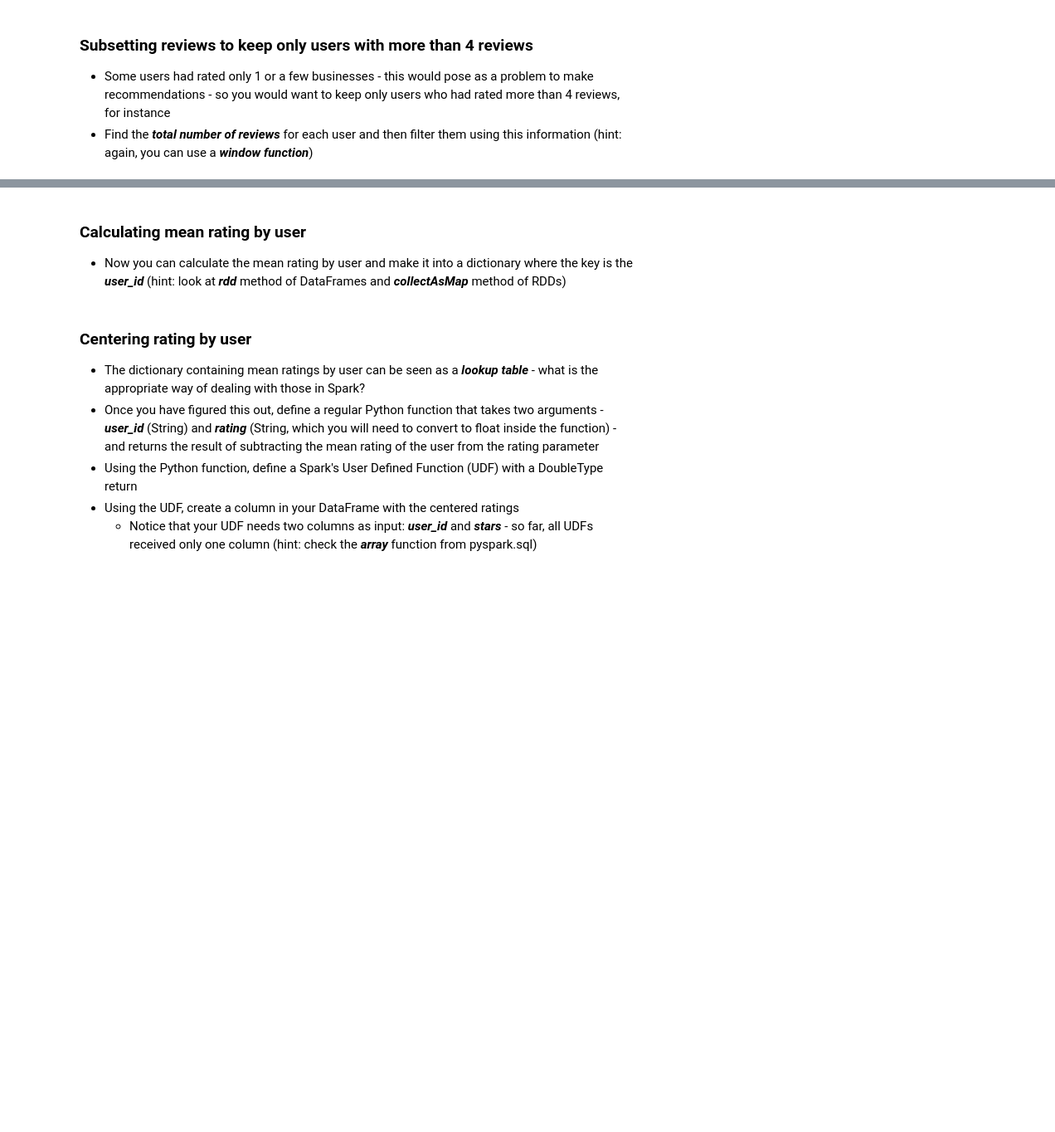
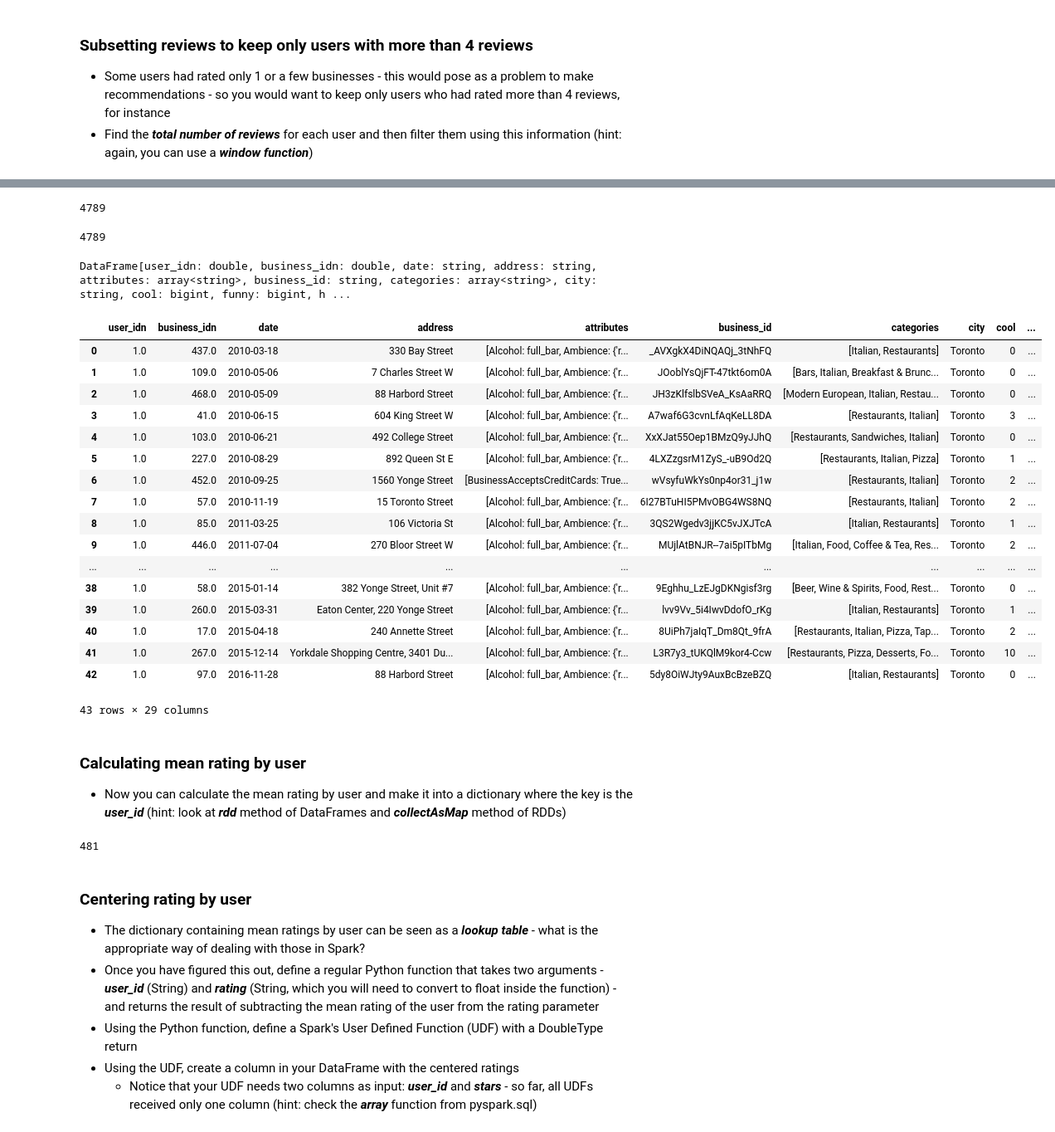
Before and after one commit to diegoami/DA_Spark_Course, a Jupyter notebook: notebooks/Yelp Recommender - Exercise.ipynb, the cells around one changed output, grey strips where cells are left out. Shown: that part at 83% size. Saved outputs shown, nothing was run; the diff lists cells and outputs as text; code cells hidden in the pictures; blank space fills up the shorter version.

```diff
--- a/notebooks/Yelp Recommender - Exercise.ipynb
+++ b/notebooks/Yelp Recommender - Exercise.ipynb
@@ -208,3 +226,3 @@ df_review_cnt.show(10)
 only showing top 10 rows
 # %%
-df_city_reviews = df_city_reviews.join(df_review_cnt, on='user_idn')
+df_city_reviews_2 = df_city_reviews.join(df_review_cnt, on=['user_idn', 'business_idn', 'date'])
@@ -227,9 +242,9 @@ from pyspark.sql import functions as F
 from pyspark.sql import Window
 from pyspark.sql.functions import count, sys
 
-windowSpec = Window.partitionBy(df_city_reviews['user_idn']).orderBy(df_city_reviews['date']).rowsBetween(-sys.maxsize, sys.maxsize)
+windowSpec = Window.partitionBy(df_city_reviews_2['user_idn']).orderBy(df_city_reviews_2['date']).rowsBetween(-sys.maxsize, sys.maxsize)
 
-df_review_sum = df_city_reviews.select("user_idn", count('date').over(windowSpec).alias("count_tot"))
+df_review_sum = df_city_reviews_2.select("user_idn","date","business_idn", count("date").over(windowSpec).alias("count_tot"))
 
 df_review_sum.show(10)
 # %% [output]
@@ -259,0 +270,8 @@ Py4JJavaError: An error occurred while calling o536.collectToPython.
+# %%
+df_review_sum_f = df_review_sum.filter('count_tot > 5')
+# %%
+df_review_sum_f.count()
+# %% [output]
+4789
+# %%
+df_city_reviews_3 = df_city_reviews_2.join(df_review_sum_f, on=['user_idn', 'business_idn', 'date'])
@@ -260,5 +280,32 @@ Py4JJavaError: An error occurred while calling o536.collectToPython.
+# %%
+df_city_reviews_3.count()
+# %% [output]
+4789
 # %%
-df_city_reviews.cache()
+df_city_reviews_3.cache()
+# %% [output]
+DataFrame[user_idn: double, business_idn: double, date: string, address: string, attributes: array<string>, business_id: string, categories: array<string>, city: string, cool: bigint, funny: bigint, h ...
+# %%
+df_city_reviews_3.filter('user_idn = 1').orderBy('count').toPandas()
+# %% [output]
+|  | user_idn | business_idn | date | address | attributes | business_id | categories | city | cool | ... |
+| 0 | 1.0 | 437.0 | 2010-03-18 | 330 Bay Street | [Alcohol: full_bar, Ambience: {'r... | _AVXgkX4DiNQAQj_3tNhFQ | [Italian, Restaurants] | Toronto | 0 | ... |
+| 1 | 1.0 | 109.0 | 2010-05-06 | 7 Charles Street W | [Alcohol: full_bar, Ambience: {'r... | JOoblYsQjFT-47tkt6om0A | [Bars, Italian, Breakfast & Brunc... | Toronto | 0 | ... |
+| 2 | 1.0 | 468.0 | 2010-05-09 | 88 Harbord Street | [Alcohol: full_bar, Ambience: {'r... | JH3zKlfslbSVeA_KsAaRRQ | [Modern European, Italian, Restau... | Toronto | 0 | ... |
+| 3 | 1.0 | 41.0 | 2010-06-15 | 604 King Street W | [Alcohol: full_bar, Ambience: {'r... | A7waf6G3cvnLfAqKeLL8DA | [Restaurants, Italian] | Toronto | 3 | ... |
+| 4 | 1.0 | 103.0 | 2010-06-21 | 492 College Street | [Alcohol: full_bar, Ambience: {'r... | XxXJat55Oep1BMzQ9yJJhQ | [Restaurants, Sandwiches, Italian] | Toronto | 0 | ... |
+| 5 | 1.0 | 227.0 | 2010-08-29 | 892 Queen St E | [Alcohol: full_bar, Ambience: {'r... | 4LXZzgsrM1ZyS_-uB9Od2Q | [Restaurants, Italian, Pizza] | Toronto | 1 | ... |
+| 6 | 1.0 | 452.0 | 2010-09-25 | 1560 Yonge Street | [BusinessAcceptsCreditCards: True... | wVsyfuWkYs0np4or31_j1w | [Restaurants, Italian] | Toronto | 2 | ... |
+| 7 | 1.0 | 57.0 | 2010-11-19 | 15 Toronto Street | [Alcohol: full_bar, Ambience: {'r... | 6I27BTuHI5PMvOBG4WS8NQ | [Restaurants, Italian] | Toronto | 2 | ... |
+| 8 | 1.0 | 85.0 | 2011-03-25 | 106 Victoria St | [Alcohol: full_bar, Ambience: {'r... | 3QS2Wgedv3jjKC5vJXJTcA | [Italian, Restaurants] | Toronto | 1 | ... |
+| 9 | 1.0 | 446.0 | 2011-07-04 | 270 Bloor Street W | [Alcohol: full_bar, Ambience: {'r... | MUjlAtBNJR--7ai5pITbMg | [Italian, Food, Coffee & Tea, Res... | Toronto | 2 | ... |
+| ... | ... | ... | ... | ... | ... | ... | ... | ... | ... | ... |
+| 38 | 1.0 | 58.0 | 2015-01-14 | 382 Yonge Street, Unit #7 | [Alcohol: full_bar, Ambience: {'r... | 9Eghhu_LzEJgDKNgisf3rg | [Beer, Wine & Spirits, Food, Rest... | Toronto | 0 | ... |
+| 39 | 1.0 | 260.0 | 2015-03-31 | Eaton Center, 220 Yonge Street | [Alcohol: full_bar, Ambience: {'r... | lvv9Vv_5i4IwvDdofO_rKg | [Italian, Restaurants] | Toronto | 1 | ... |
+| 40 | 1.0 | 17.0 | 2015-04-18 | 240 Annette Street | [Alcohol: full_bar, Ambience: {'r... | 8UiPh7jaIqT_Dm8Qt_9frA | [Restaurants, Italian, Pizza, Tap... | Toronto | 2 | ... |
+| 41 | 1.0 | 267.0 | 2015-12-14 | Yorkdale Shopping Centre, 3401 Du... | [Alcohol: full_bar, Ambience: {'r... | L3R7y3_tUKQlM9kor4-Ccw | [Restaurants, Pizza, Desserts, Fo... | Toronto | 10 | ... |
+| 42 | 1.0 | 97.0 | 2016-11-28 | 88 Harbord Street | [Alcohol: full_bar, Ambience: {'r... | 5dy8OiWJty9AuxBcBzeBZQ | [Italian, Restaurants] | Toronto | 0 | ... |
+43 rows × 29 columns
 # %% [markdown]
 ### Calculating mean rating by user
 
@@ -267,0 +315,4 @@ dict_user_means = ...
+# %%
+df_users_3.count()
+# %% [output]
+481
```
Also changed, not shown: parts of 24 cells of this notebook.
